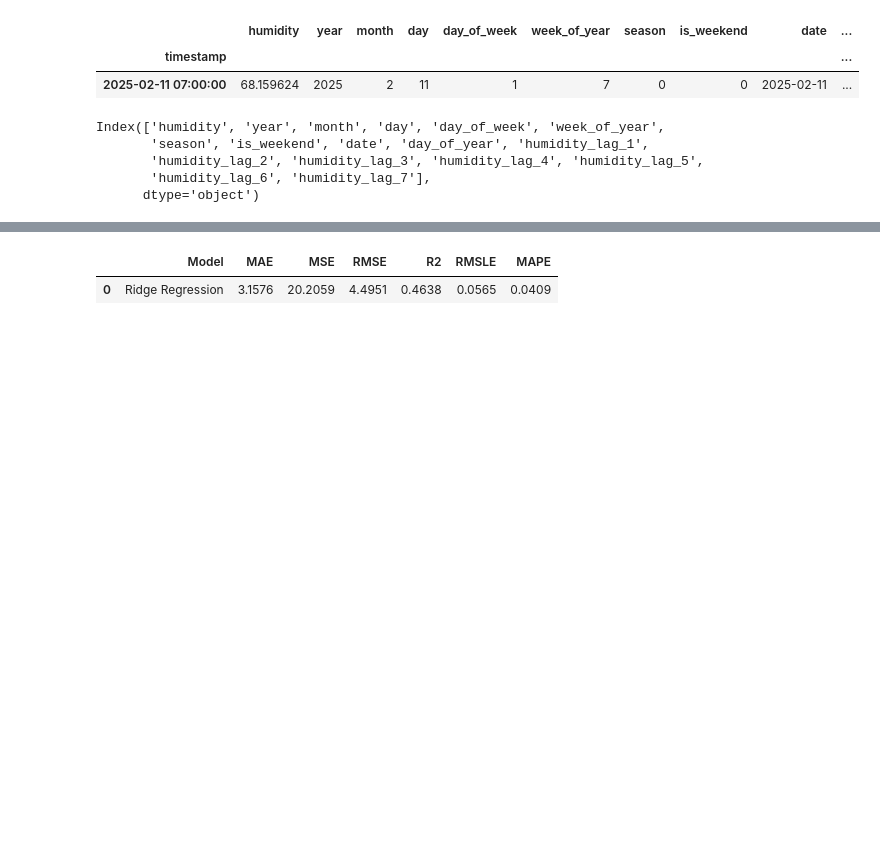
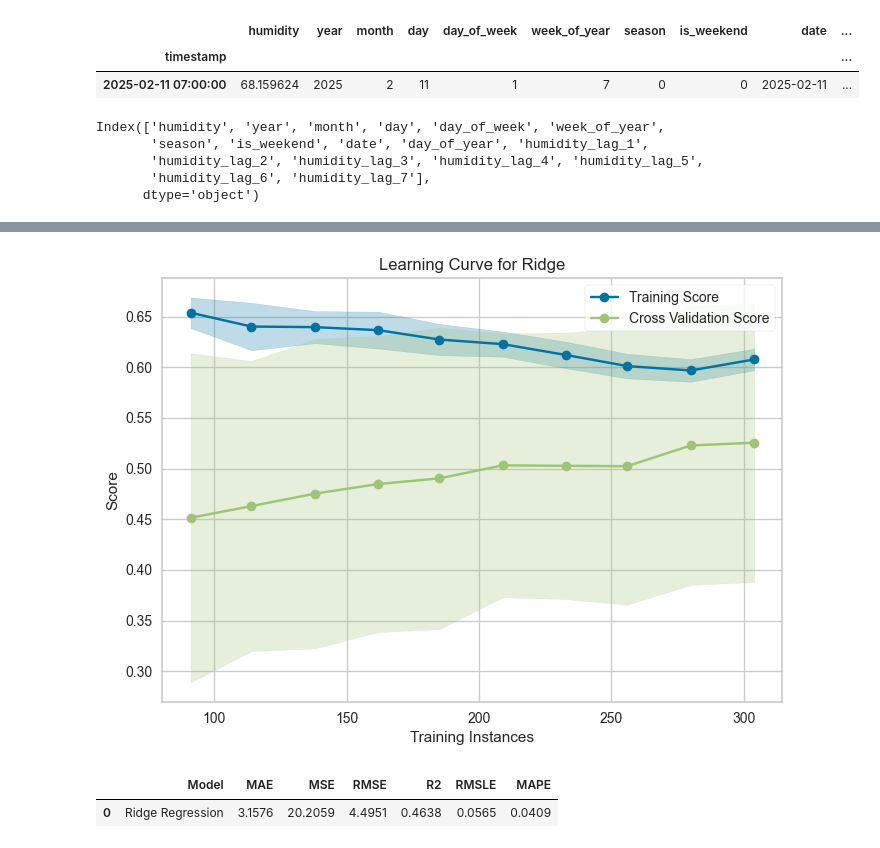
Before and after one commit to Anandaa69/PM2.5_Pycaret, a Jupyter notebook: humi_train/pycaret_train_eng_humi_1.ipynb, the cells around one changed output, grey strips where cells are left out. Drawn from its saved outputs; the diff is of its cells as text; code cells hidden in the pictures; blank space fills up the shorter version.

```diff
--- a/humi_train/pycaret_train_eng_humi_1.ipynb
+++ b/humi_train/pycaret_train_eng_humi_1.ipynb
@@ -281,0 +280,3 @@ model_3 = exp1.create_model('br')
+# %%
+exp1.plot_model(model_2, 'learning')
+# %% [output]
@@ -281,0 +284 @@ model_3 = exp1.create_model('br')
+[figure, added]
```
Also changed, not shown: parts of 7 cells of this notebook, 14 other files.
